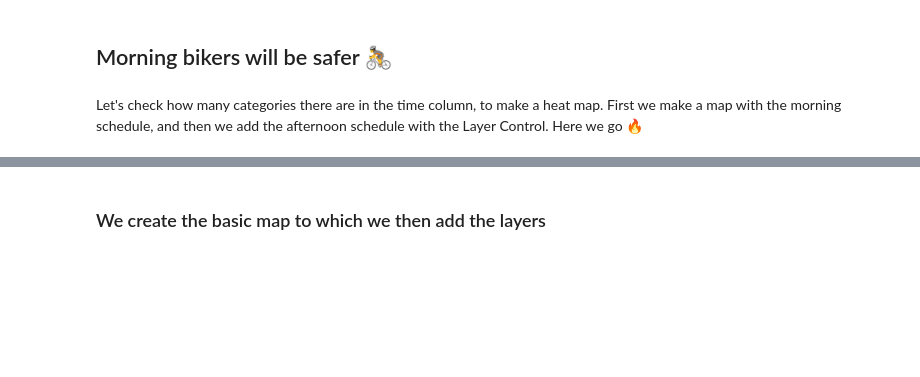
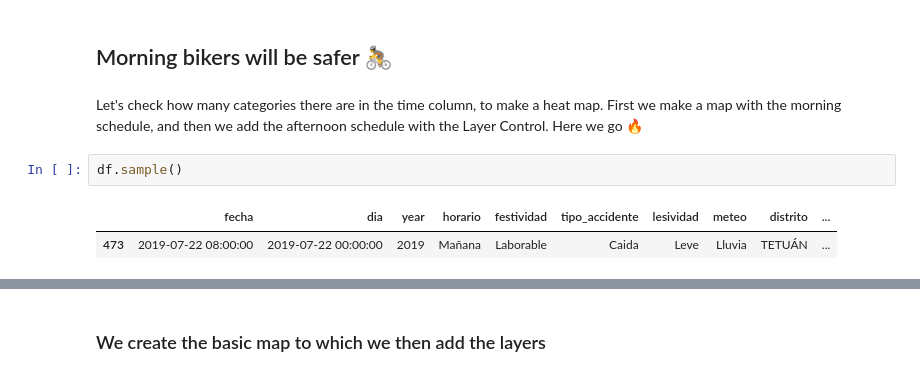
Before and after one commit to Ironhack-data-bcn-january-2024/lectures, a Jupyter notebook: week-4/04.I - Geovisualization I - Folium-markers-layers.ipynb, the cells around one changed output, grey strips where cells are left out. Saved outputs shown, nothing was run; the diff lists cells and outputs as text; blank space fills up the shorter version.

```diff
--- a/week-4/04.I - Geovisualization I - Folium-markers-layers.ipynb
+++ b/week-4/04.I - Geovisualization I - Folium-markers-layers.ipynb
@@ -332,3 +332,8 @@ mad_map
 # %% [markdown]
 Let's check how many categories there are in the time column, to make a heat map. First we make a map with the morning schedule, and then we add the afternoon schedule with the Layer Control.
 Here we go 🔥
+# %%
+df.sample()
+# %% [output]
+|  | fecha | dia | year | horario | festividad | tipo_accidente | lesividad | meteo | distrito | ... |
+| 473 | 2019-07-22 08:00:00 | 2019-07-22 00:00:00 | 2019 | Mañana | Laborable | Caida | Leve | Lluvia | TETUÁN | ... |
```
Also changed, not shown: parts of 18 cells of this notebook, 1 other file.
